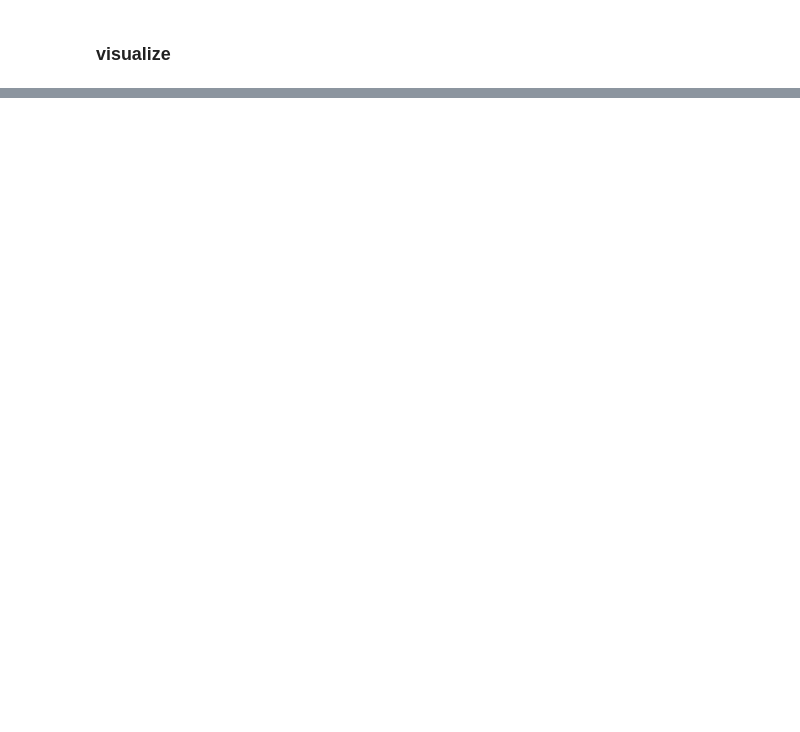
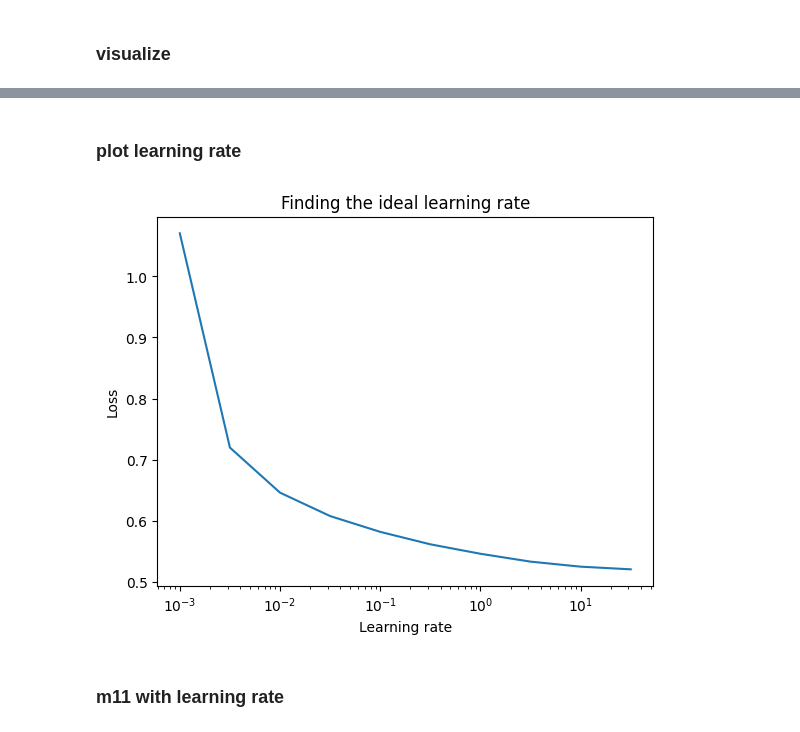
Before and after one commit to cRED-f/Machine-Learning, a Jupyter notebook: tensorflow_classification(myCode).ipynb, the cells around one changed output, grey strips where cells are left out. Saved outputs shown, nothing was run; the diff lists cells and outputs as text; code cells hidden in the pictures; blank space fills up the shorter version.

```diff
--- a/tensorflow_classification(myCode).ipynb
+++ b/tensorflow_classification(myCode).ipynb
@@ -517,0 +764,6 @@ doing binary classifcation...
+# %%
+train_data=train_data/255.0
+test_data=test_data/255.0
+
+#check the min and max now
+train_data.min() , train_data.max()
@@ -517,0 +835,28 @@ doing binary classifcation...
+# %%
+tf.random.set_seed(42)
+
+model_9 = tf.keras.Sequential([
+    tf.keras.layers.Flatten(input_shape=(28,28)),
+    tf.keras.layers.Dense(4,activation="relu"),
+    tf.keras.layers.Dense(4,activation="relu"),
+    tf.keras.layers.Dense(10,activation="softmax")
+])
+
+
+model_9.compile(
+    loss="SparseCategoricalCrossentropy",
+    optimizer=tf.keras.optimizers.Adam(),
+    metrics="accuracy"
+)
+
+# Create the learning rate callback
+lr_scheduler = tf.keras.callbacks.LearningRateScheduler(lambda epoch: 1e-3 * 10**(epoch/20))
+
+#fit the model
+norm_history =model_9.fit(
+    train_data,
+    train_labels,
+    epochs=10,
+    validation_data=(test_data,test_labels),
+    callbacks=[lr_scheduler]
+)
@@ -517,0 +884,15 @@ doing binary classifcation...
+# %% [markdown]
+### plot learning rate
+# %%
+# Plot the learning rate decay curve
+import numpy as np
+import matplotlib.pyplot as plt
+lrs = 1e-3 * (10**(np.arange(10)/2))
+plt.semilogx(lrs, norm_history.history["loss"]) # want the x-axis to be log-scale
+plt.xlabel("Learning rate")
+plt.ylabel("Loss")
+plt.title("Finding the ideal learning rate");
+# %% [output]
+[figure, added]
+# %% [markdown]
+### m11 with learning rate
```
Also changed, not shown: parts of 75 cells of this notebook.
